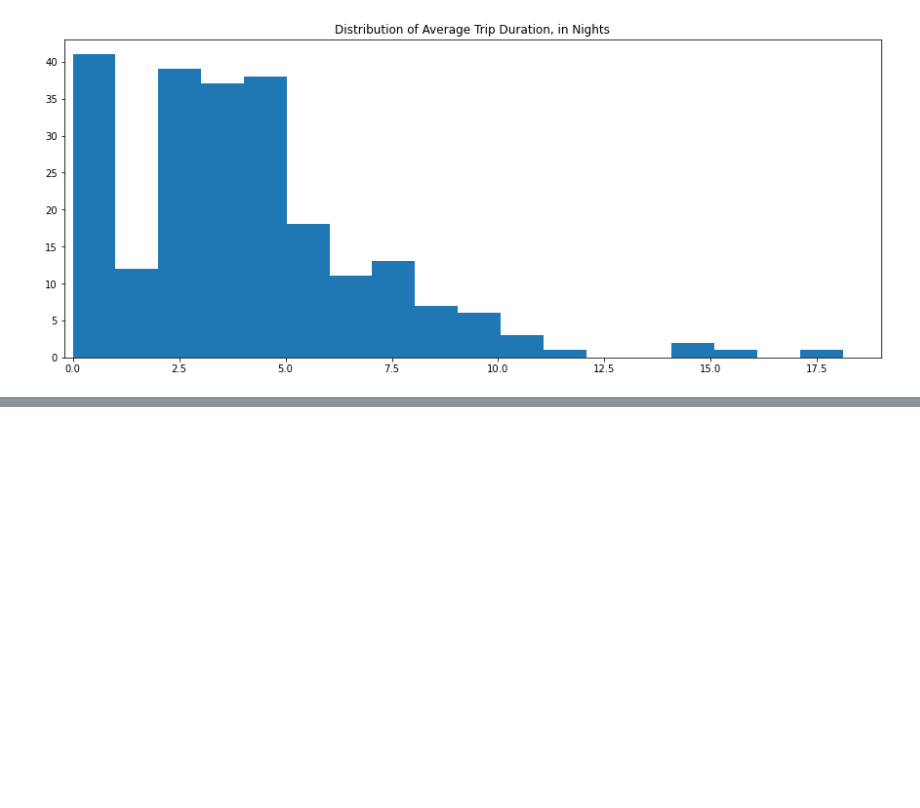
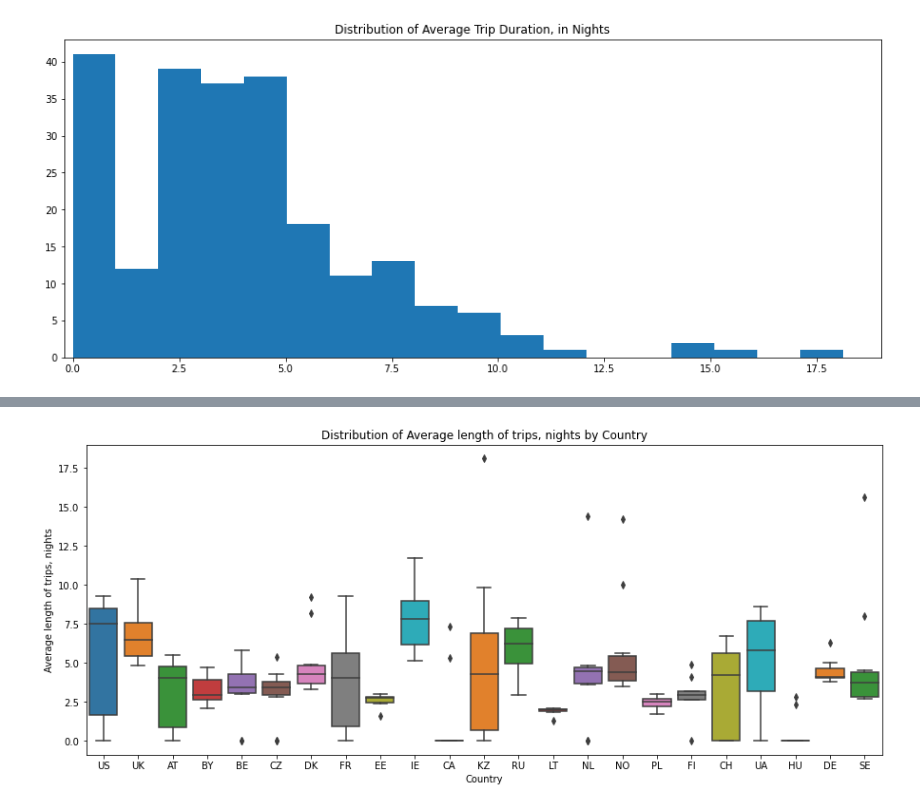
Before and after one commit to TaniaS-LV/Accenture_Bootcamp_FinalProject, a Jupyter notebook: Final_Project.ipynb, the cells around one changed output, grey strips where cells are left out. Cells and saved outputs as stored; diff of their text form; code cells hidden in the pictures; blank space fills up the shorter version.

```diff
--- a/Final_Project.ipynb
+++ b/Final_Project.ipynb
@@ -308,3 +343,9 @@ plt.show()
+# %%
+plt.figure(figsize=(15, 6))
+sns.boxplot(data = tua030_agg, x = 'Country', y = 'Average length of trips, nights', palette = 'tab10')
+plt.title('Distribution of Average length of trips, nights by Country');
+# %% [output]
+[figure, added]
 # %%
 # Diagram with main travel objectives (stacked columns by years or others), dataframe tua050
 # %%
```
Also changed, not shown: parts of 5 cells of this notebook.
